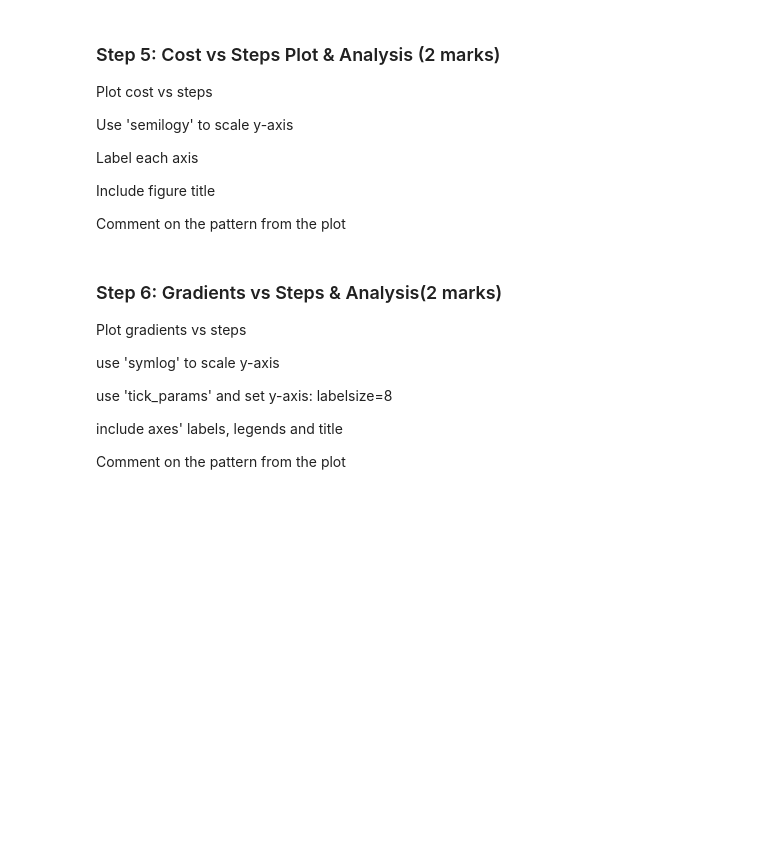
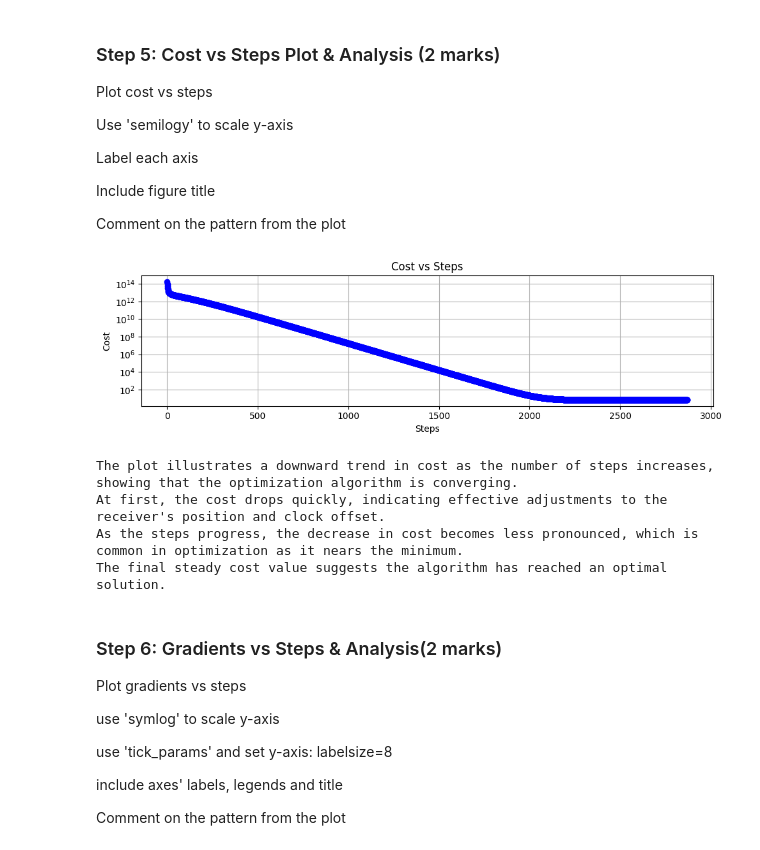
Before and after one commit to ParthoProtimDas715/engg680_2024_fall, a Jupyter notebook: Lab_Assignment3/Assignment3.ipynb, the cells around one changed output. Cells and saved outputs as stored; diff of their text form; code cells hidden in the pictures; blank space fills up the shorter version.

```diff
--- a/Lab_Assignment3/Assignment3.ipynb
+++ b/Lab_Assignment3/Assignment3.ipynb
@@ -217,3 +238,29 @@ plt.show()
+# %%
+fig , ax = plt.subplots(nrows=1,ncols=1, figsize=(10,3))
+ax.semilogy(arr_cost, marker='o', linestyle='-', color='b')
+ax.set_xlabel('Steps')
+ax.set_ylabel('Cost')
+ax.set_title('Cost vs Steps')
+
+ax.grid(True)
+fig.tight_layout()
+plt.show()
+
+# Comment on the pattern
+text = (
+    "The plot illustrates a downward trend in cost as the number of steps increases, showing that the optimization algorithm is converging.\n"
+    "At first, the cost drops quickly, indicating effective adjustments to the receiver's position and clock offset.\n"
+    "As the steps progress, the decrease in cost becomes less pronounced, which is common in optimization as it nears the minimum.\n"
+    "The final steady cost value suggests the algorithm has reached an optimal solution."
+)
+
+print(text)
+# %% [output]
+[figure, added]
+The plot illustrates a downward trend in cost as the number of steps increases, showing that the optimization algorithm is converging.
+At first, the cost drops quickly, indicating effective adjustments to the receiver's position and clock offset.
+As the steps progress, the decrease in cost becomes less pronounced, which is common in optimization as it nears the minimum.
+The final steady cost value suggests the algorithm has reached an optimal solution.
 # %% [markdown]
 ### Step 6: Gradients vs Steps & Analysis(2 marks)
 Plot gradients vs steps
```
Also changed, not shown: parts of 18 cells of this notebook.
